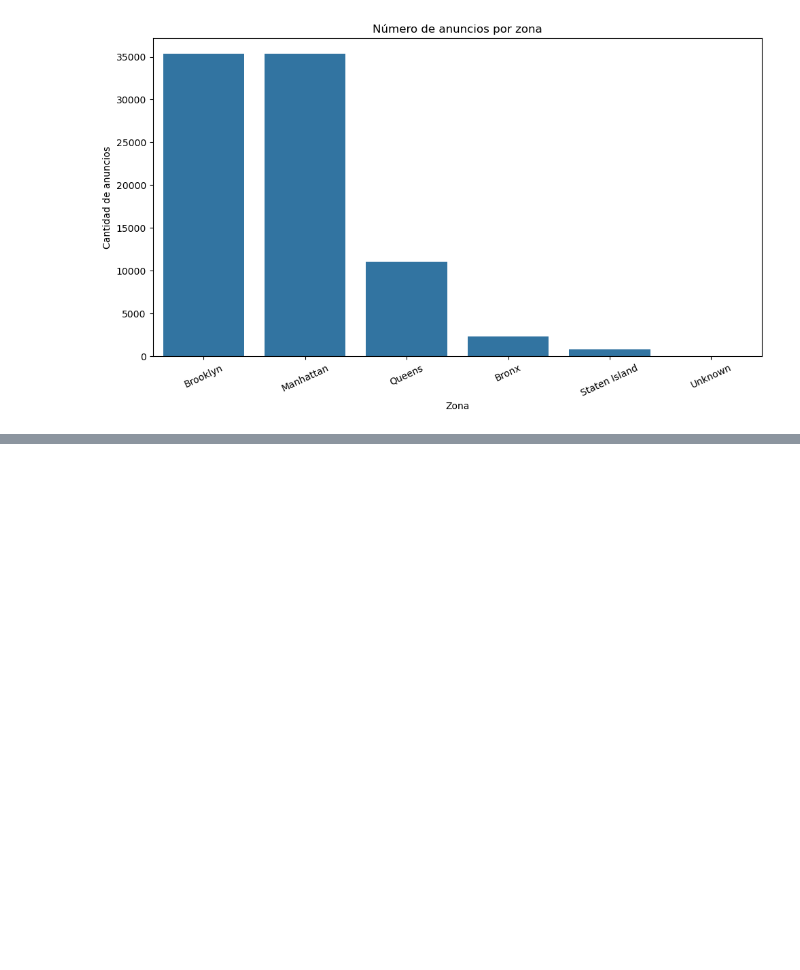
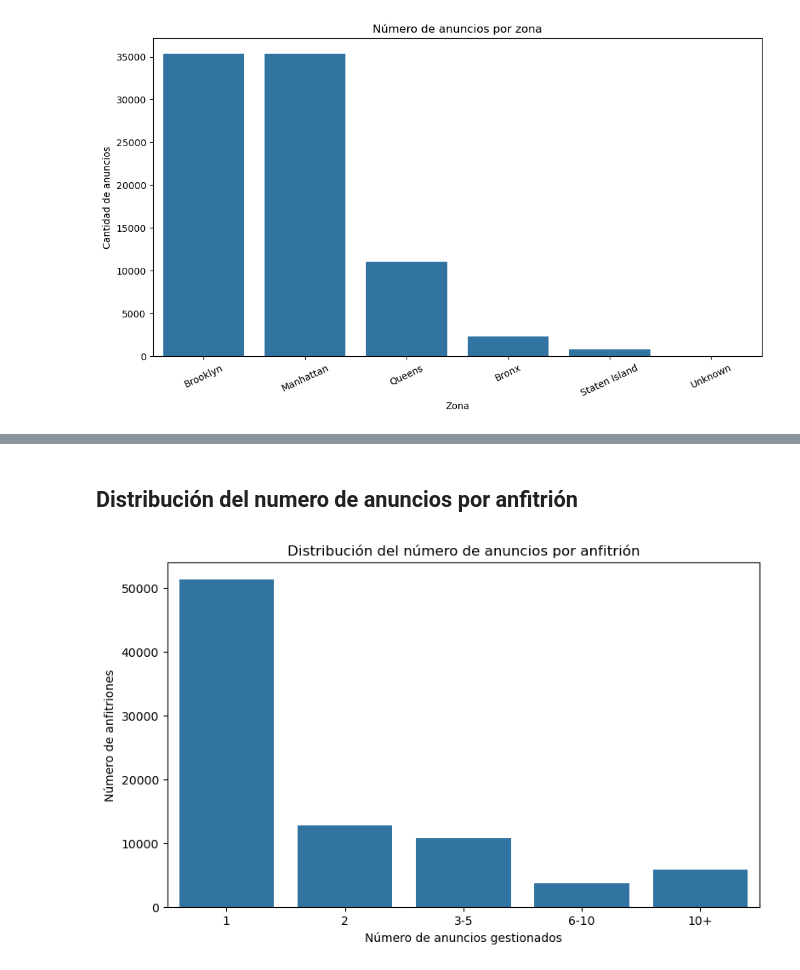
Before and after one commit to OscarFdz24/ProyectoEDA_Airbnb_Evolve, a Jupyter notebook: notebooks/03_Data_VisualizationEDA.ipynb, the cells around one changed output, grey strips where cells are left out. Saved outputs shown, nothing was run; the diff lists cells and outputs as text; code cells hidden in the pictures; blank space fills up the shorter version.

```diff
--- a/notebooks/03_Data_VisualizationEDA.ipynb
+++ b/notebooks/03_Data_VisualizationEDA.ipynb
@@ -244,0 +258,26 @@ plt.show()
+# %% [markdown]
+## Distribución del numero de anuncios por anfitrión
+# %%
+# Creamos categorías agrupadas por número de anuncios
+bins = [0, 1, 2, 5, 10, df_airbnb["calculated_host_listings_count"].max()]
+labels = ["1", "2", "3-5", "6-10", "10+"]
+
+df_airbnb["host_category"] = pd.cut(
+    df_airbnb["calculated_host_listings_count"],
+    bins=bins,
+    labels=labels,
+    include_lowest=True
+)
+
+# Contar categorías
+host_counts = df_airbnb["host_category"].value_counts().sort_index()
+
+plt.figure(figsize=(8, 5))
+sns.barplot(x=host_counts.index, y=host_counts.values)
+plt.title("Distribución del número de anuncios por anfitrión")
+plt.xlabel("Número de anuncios gestionados")
+plt.ylabel("Número de anfitriones")
+plt.tight_layout()
+plt.show()
+# %% [output]
+[figure, added]
```
Also changed, not shown: parts of 23 cells of this notebook.
